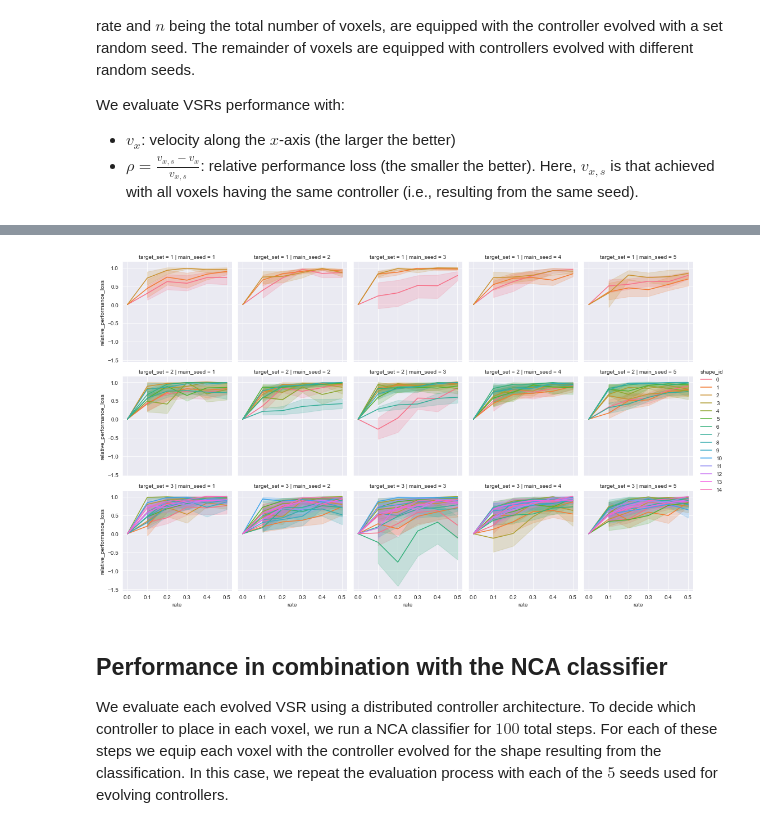
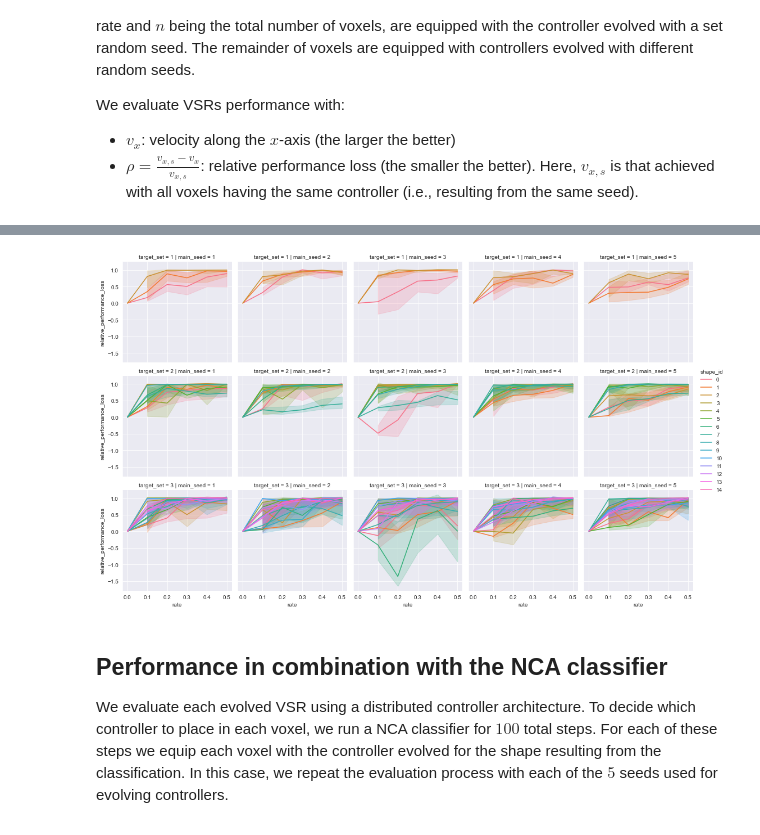
Before and after one commit to giorgia-nadizar/nca-vsr-classification, a Jupyter notebook: vsrs/performance_analysis.ipynb, the cells around one changed output, grey strips where cells are left out. Cells and saved outputs as stored; diff of their text form; code cells hidden in the pictures.

```diff
--- a/vsrs/performance_analysis.ipynb
+++ b/vsrs/performance_analysis.ipynb
@@ -47,10 +46,10 @@ plt.show()
 # %%
-g = sns.FacetGrid(cross_seed_df, row="target_set", col="main_seed", hue="shape_id")
-g.map_dataframe(sns.lineplot, x="rate", y="relative_performance_loss")
+g = sns.FacetGrid(cross_seed_df[cross_seed_df.target_set != 4], row="target_set", col="main_seed", hue="shape_id")
+g.map_dataframe(sns.lineplot, x="rate", y="relative_performance_loss", estimator="median", errorbar=("pi", 50))
 g.add_legend()
 plt.show()
 # %% [output]
-[figure, old version]
+[figure, new version]
 # %% [markdown]
 ## Performance in combination with the NCA classifier
 
```
Also changed, not shown: parts of 10 cells of this notebook, 1 other file.
